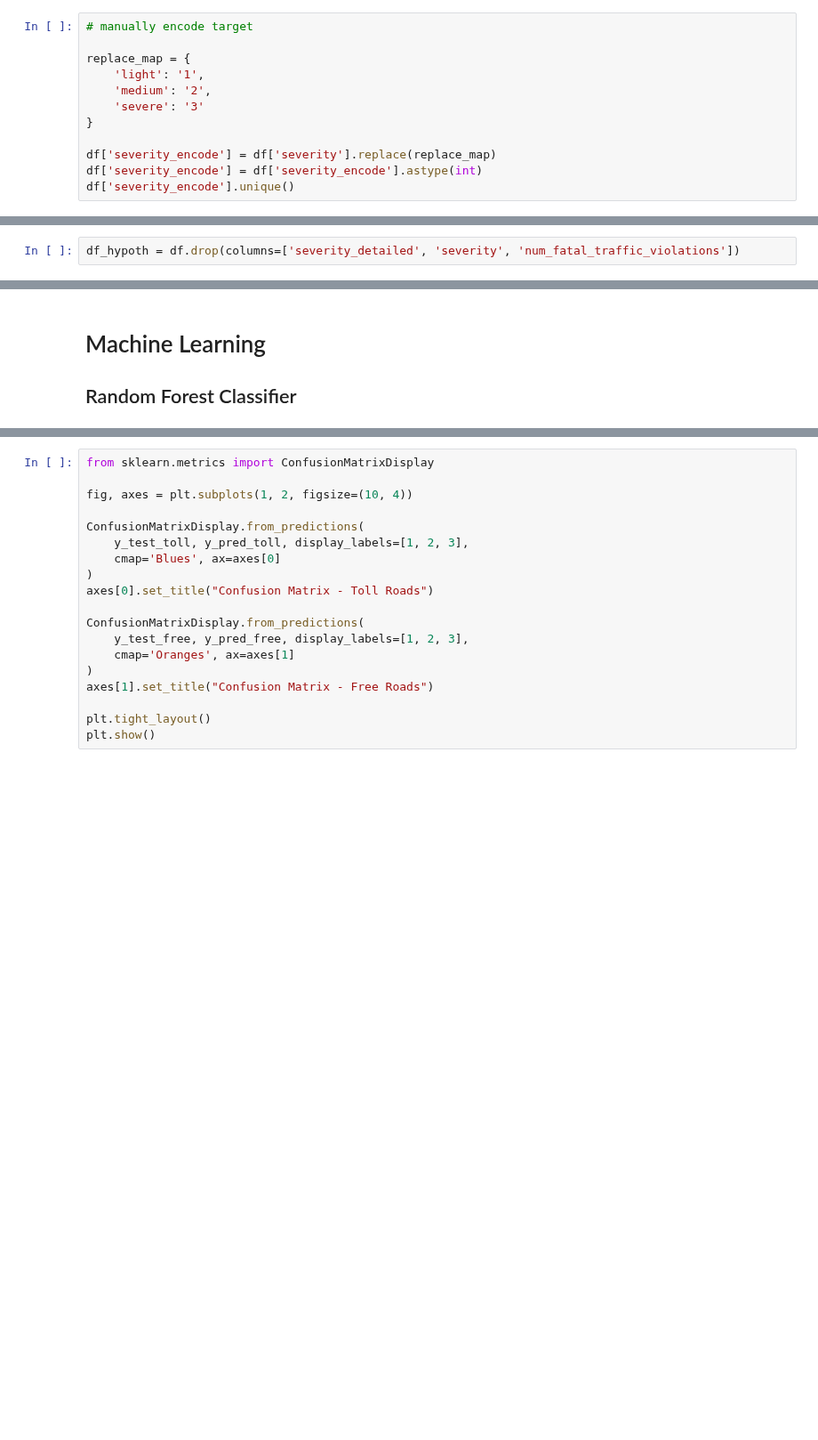
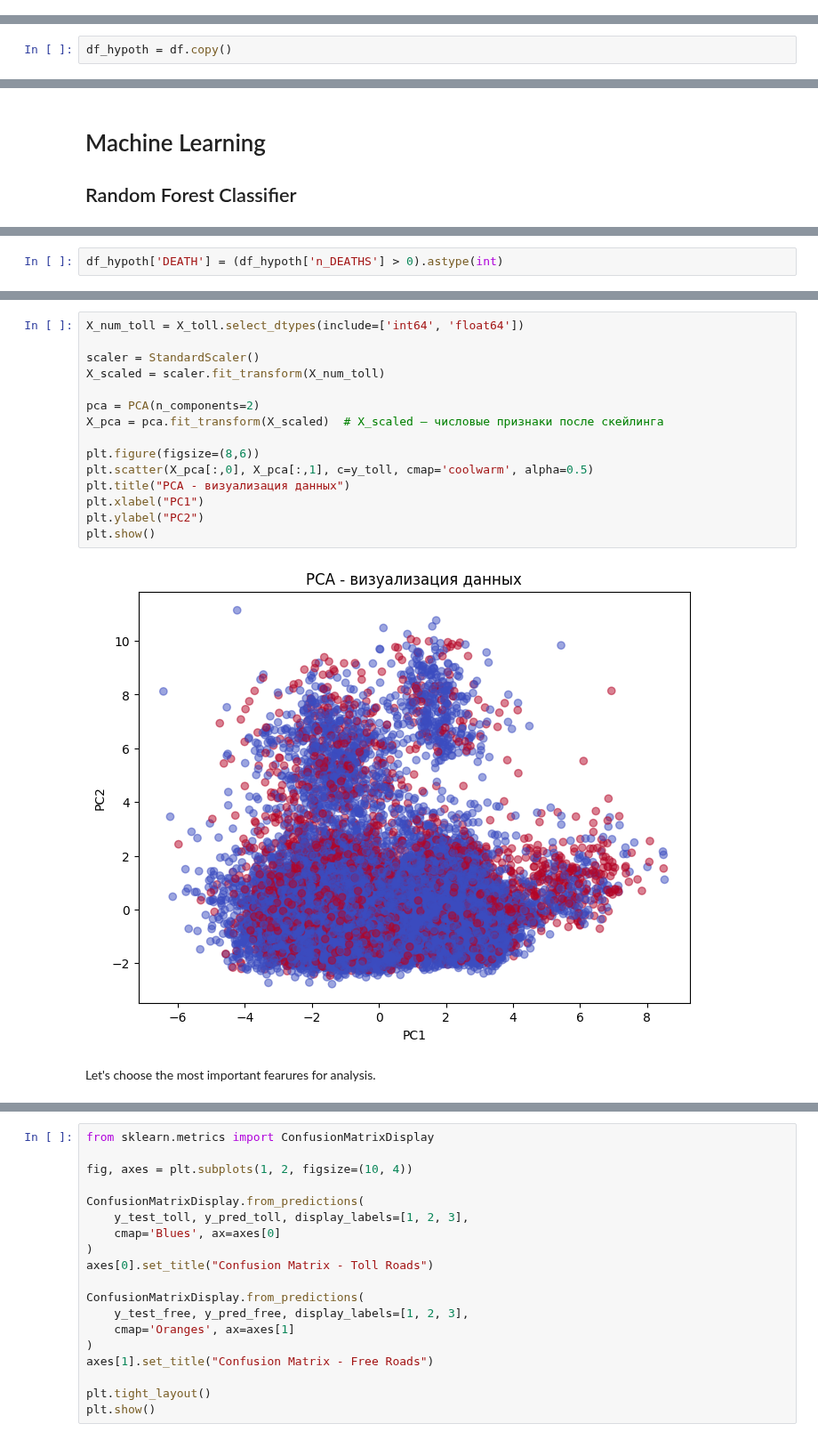
Before and after one commit to NastyaWheel/thesis, a Jupyter notebook: severity/severity_hypotheses.ipynb, the cells around one changed output, grey strips where cells are left out. Shown at 89% size. Saved outputs shown, nothing was run; the diff lists cells and outputs as text; blank space fills up the shorter version.

```diff
--- a/severity/severity_hypotheses.ipynb
+++ b/severity/severity_hypotheses.ipynb
@@ -64,12 +67,0 @@ array(['medium', 'light', 'severe'], dtype=object)
-# %%
-# manually encode target
-
-replace_map = {
-    'light': '1',
-    'medium': '2',
-    'severe': '3'
-}
-
-df['severity_encode'] = df['severity'].replace(replace_map)
-df['severity_encode'] = df['severity_encode'].astype(int)
-df['severity_encode'].unique()
@@ -78,5 +68,5 @@ array([2, 1, 3])
 # %%
-df_hypoth = df.drop(columns=['severity_detailed', 'severity', 'num_fatal_traffic_violations'])
+df_hypoth = df.copy()
 # %% [markdown]
 # Econometrics
 
@@ -267 +257,3 @@ Index(['COORD_L', 'COORD_W', 'dor_k', 's_dtp', 'RTA_vehicle_number',
       dtype='object')
+# %%
+df_hypoth['DEATH'] = (df_hypoth['n_DEATHS'] > 0).astype(int)
@@ -321,0 +320,19 @@ Accuracy Free: 0.46604318123698535
+# %%
+X_num_toll = X_toll.select_dtypes(include=['int64', 'float64'])
+
+scaler = StandardScaler()
+X_scaled = scaler.fit_transform(X_num_toll)
+
+pca = PCA(n_components=2)
+X_pca = pca.fit_transform(X_scaled)  # X_scaled — числовые признаки после скейлинга
+
+plt.figure(figsize=(8,6))
+plt.scatter(X_pca[:,0], X_pca[:,1], c=y_toll, cmap='coolwarm', alpha=0.5)
+plt.title("PCA - визуализация данных")
+plt.xlabel("PC1")
+plt.ylabel("PC2")
+plt.show()
+# %% [output]
+[figure, added]
+# %% [markdown]
+Let's choose the most important fearures for analysis.
```
Also changed, not shown: parts of 17 cells of this notebook.
